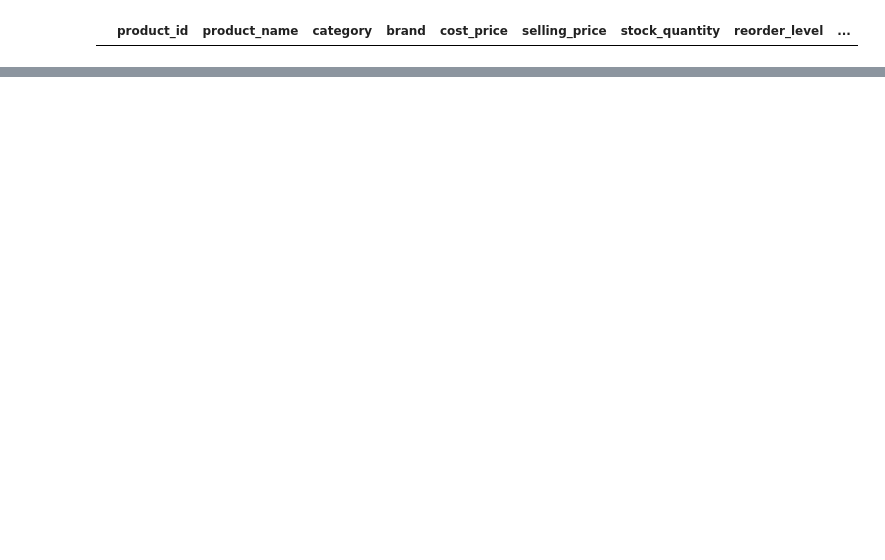
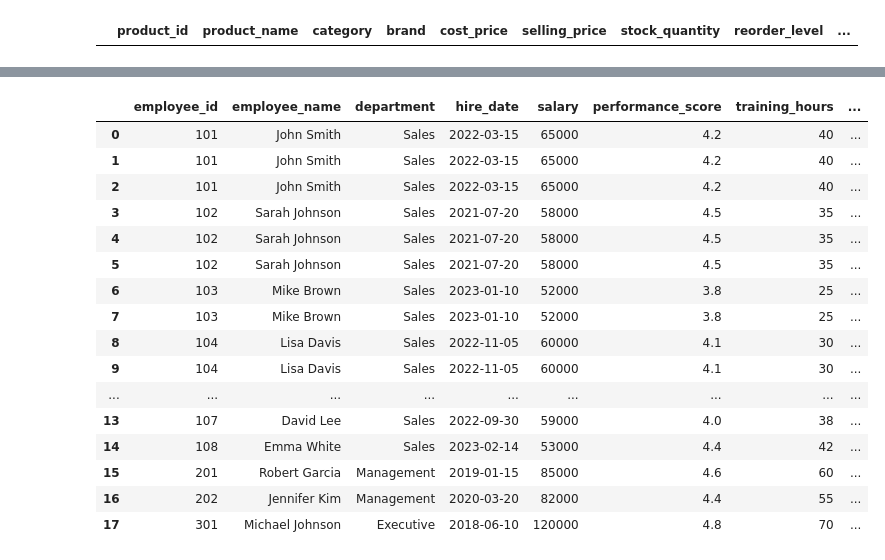
Before and after one commit to prasad-hp/Data_Analysis_Practice, a Jupyter notebook: interview_practice/analysis.ipynb, the cells around one changed output, grey strips where cells are left out. Cells and saved outputs as stored; diff of their text form; code cells hidden in the pictures; blank space fills up the shorter version.

```diff
--- a/interview_practice/analysis.ipynb
+++ b/interview_practice/analysis.ipynb
@@ -371,0 +582,20 @@ sale_df[(sale_df['employee_name'] == 'Jonh Smith') | (sale_df['employee_name'] =
+# %%
+emp_df.merge(sale_df, how='left')
+# %% [output]
+|  | employee_id | employee_name | department | hire_date | salary | performance_score | training_hours | ... |
+| 0 | 101 | John Smith | Sales | 2022-03-15 | 65000 | 4.2 | 40 | ... |
+| 1 | 101 | John Smith | Sales | 2022-03-15 | 65000 | 4.2 | 40 | ... |
+| 2 | 101 | John Smith | Sales | 2022-03-15 | 65000 | 4.2 | 40 | ... |
+| 3 | 102 | Sarah Johnson | Sales | 2021-07-20 | 58000 | 4.5 | 35 | ... |
+| 4 | 102 | Sarah Johnson | Sales | 2021-07-20 | 58000 | 4.5 | 35 | ... |
+| 5 | 102 | Sarah Johnson | Sales | 2021-07-20 | 58000 | 4.5 | 35 | ... |
+| 6 | 103 | Mike Brown | Sales | 2023-01-10 | 52000 | 3.8 | 25 | ... |
+| 7 | 103 | Mike Brown | Sales | 2023-01-10 | 52000 | 3.8 | 25 | ... |
+| 8 | 104 | Lisa Davis | Sales | 2022-11-05 | 60000 | 4.1 | 30 | ... |
+| 9 | 104 | Lisa Davis | Sales | 2022-11-05 | 60000 | 4.1 | 30 | ... |
+| ... | ... | ... | ... | ... | ... | ... | ... | ... |
+| 13 | 107 | David Lee | Sales | 2022-09-30 | 59000 | 4.0 | 38 | ... |
+| 14 | 108 | Emma White | Sales | 2023-02-14 | 53000 | 4.4 | 42 | ... |
+| 15 | 201 | Robert Garcia | Management | 2019-01-15 | 85000 | 4.6 | 60 | ... |
+| 16 | 202 | Jennifer Kim | Management | 2020-03-20 | 82000 | 4.4 | 55 | ... |
+| 17 | 301 | Michael Johnson | Executive | 2018-06-10 | 120000 | 4.8 | 70 | ... |
```
Also changed, not shown: parts of 72 cells of this notebook.
